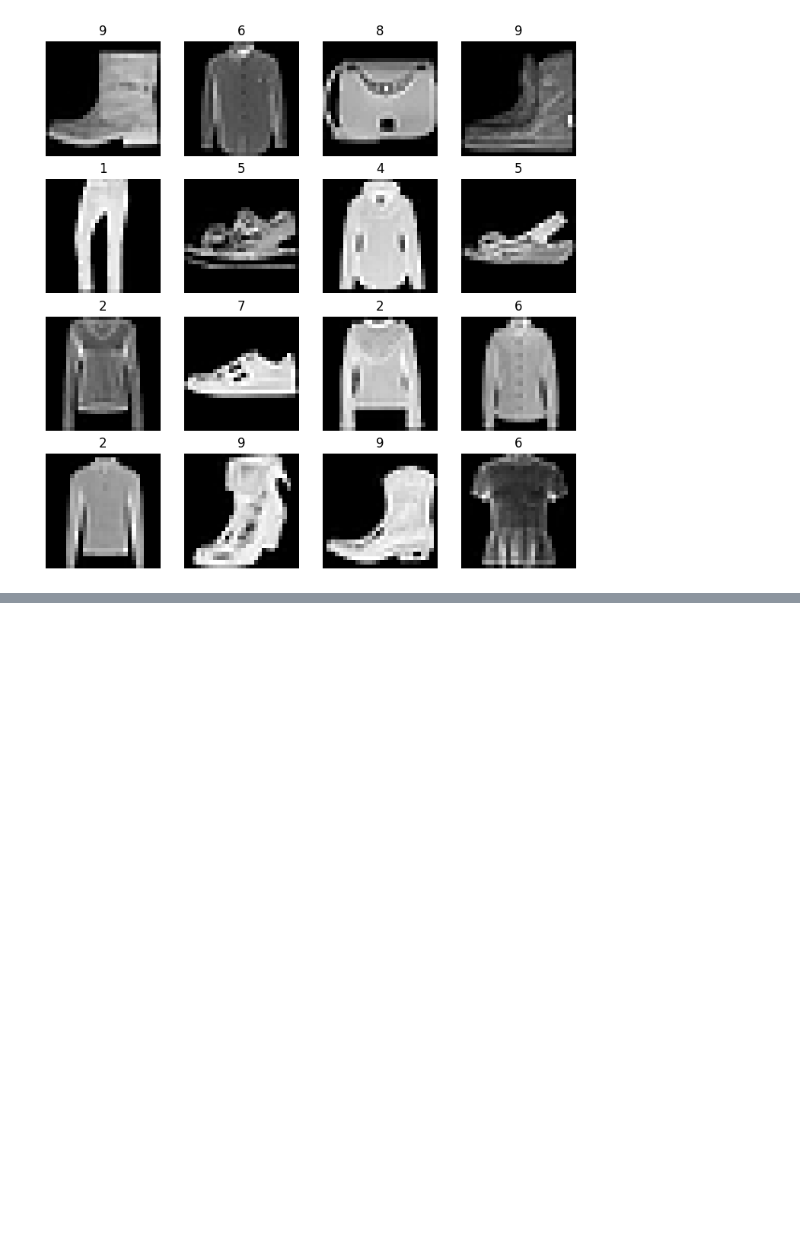
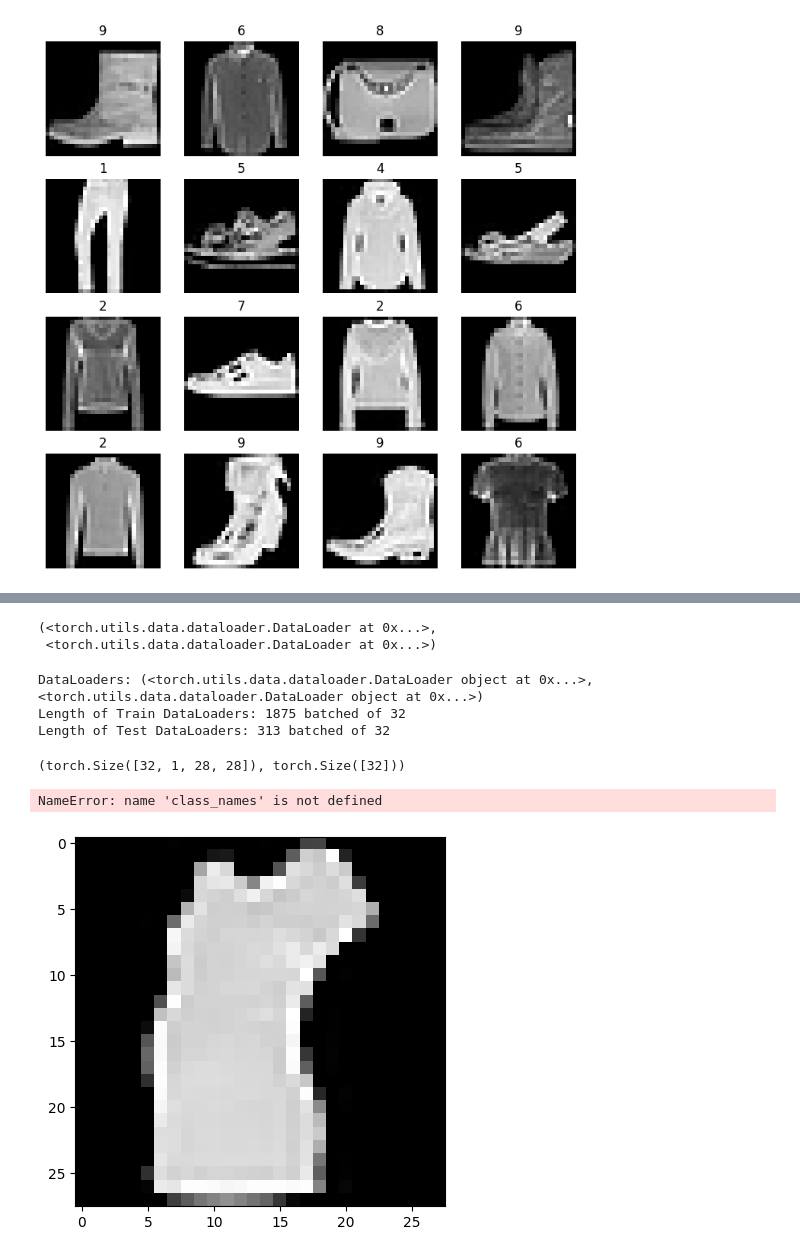
Before and after one commit to parimalakettymuthu/ComputerVision, a Jupyter notebook: PyTorch_ComputerVision.ipynb, the cells around one changed output, grey strips where cells are left out. Saved outputs shown, nothing was run; the diff lists cells and outputs as text; code cells hidden in the pictures; blank space fills up the shorter version.

```diff
--- a/PyTorch_ComputerVision.ipynb
+++ b/PyTorch_ComputerVision.ipynb
@@ -96,0 +108,45 @@ train_data, test_data
+# %%
+## 2. prepare data loader - makes dataset iterable
+from torch.utils.data import DataLoader
+
+#Batchsize hyperparameter
+BATCH_SIZE = 32
+
+#Datasets to iterable
+train_dataloader = DataLoader(dataset=train_data,
+                              batch_size=BATCH_SIZE,
+                              shuffle=True)
+
+test_dataloader = DataLoader(dataset=test_data,
+                             batch_size=BATCH_SIZE,
+                             shuffle=False)
+
+train_dataloader, test_dataloader
+# %% [output]
+(<torch.utils.data.dataloader.DataLoader at 0x...>,
+ <torch.utils.data.dataloader.DataLoader at 0x...>)
+# %%
+print(f"DataLoaders: {train_dataloader, test_dataloader}")
+print(f"Length of Train DataLoaders: {len(train_dataloader)} batched of {BATCH_SIZE}")
+print(f"Length of Test DataLoaders: {len(test_dataloader)} batched of {BATCH_SIZE}")
+# %% [output]
+DataLoaders: (<torch.utils.data.dataloader.DataLoader object at 0x...>, <torch.utils.data.dataloader.DataLoader object at 0x...>)
+Length of Train DataLoaders: 1875 batched of 32
+Length of Test DataLoaders: 313 batched of 32
+# %%
+train_features_batch, train_labels_batch = next(iter(train_dataloader))
+train_features_batch.shape, train_labels_batch.shape
+# %% [output]
+(torch.Size([32, 1, 28, 28]), torch.Size([32]))
+# %%
+#torch.manual_seed(42)
+random_idx = torch.randint(0, len(train_features_batch), size=[1]).item()
+img, label = train_features_batch[random_idx], train_labels_batch[random_idx]
+plt.imshow(img.squeeze(), cmap="gray")
+plt.title(class_names[label])
+plt.axis(False)
+print(f"Image size: {img.shape}")
+print(f"label: {label}, label size: {label.shape}")
+# %% [output]
+NameError: name 'class_names' is not defined
+[figure, added]
```
Also changed, not shown: parts of 3 cells of this notebook.
